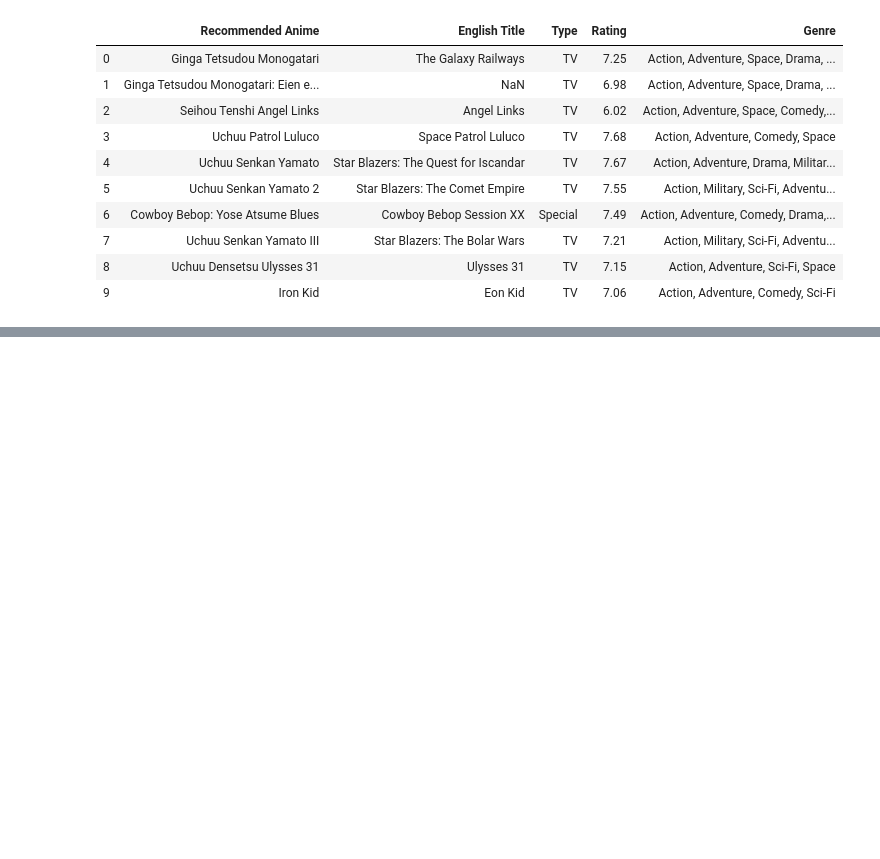
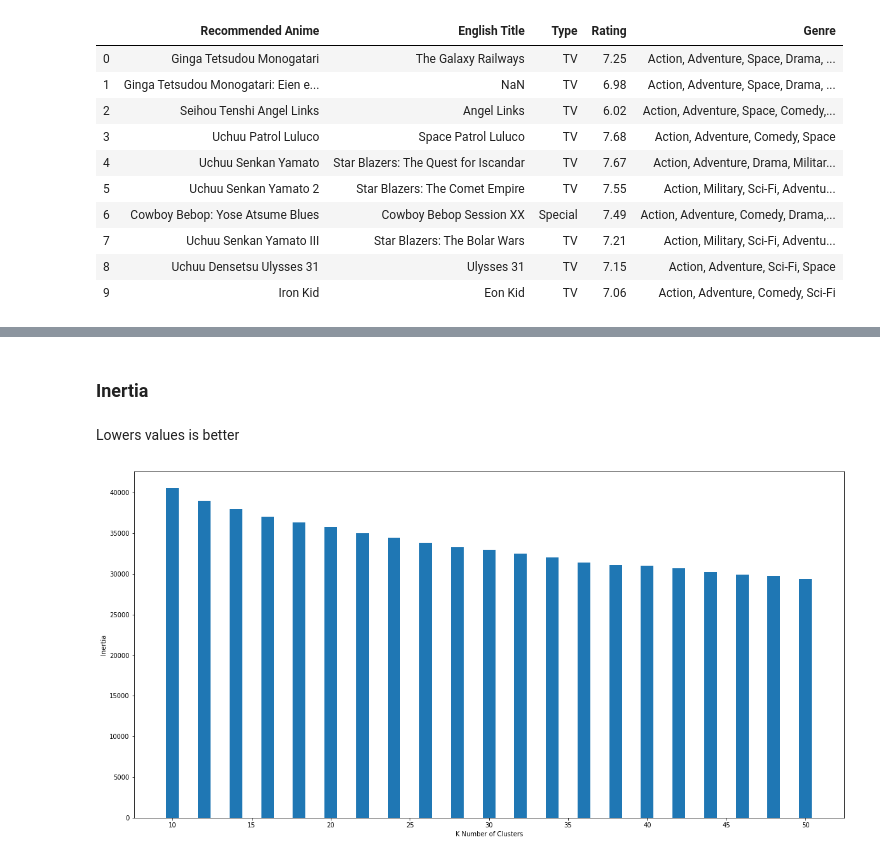
Before and after one commit to FHShubho/Anime_Recommender, a Jupyter notebook: Anime Recommender.ipynb, the cells around one changed output, grey strips where cells are left out. Saved outputs shown, nothing was run; the diff lists cells and outputs as text; code cells hidden in the pictures; blank space fills up the shorter version.

```diff
--- a/Anime Recommender.ipynb
+++ b/Anime Recommender.ipynb
@@ -1125,0 +776,21 @@ knnCHscore.append(metrics.calinski_harabasz_score(test1, labels5))
+# %%
+#combining evaluation scores in a dataframe
+clu = range(10,51,2)
+dict1 = { 'Cluster Number': clu, 'Inertia': SSE, 'Silhouette Coefficient': kmeSscore, 'Calinski-Harabasz Index': kmeanCHscore, 'Davies-Bouldin': kmeanDBscore}
+score = pd.DataFrame(dict1)
+score.to_csv(r'D:\NSU\11th Semester\CSE445 - AZK\Project\score.csv', index=False, mode='w')
+# %% [markdown]
+### Inertia
+# %% [markdown]
+Lowers values is better
+# %%
+fig = plt.figure(figsize = (20, 10))
+
+# creating the bar plot
+plt.bar(score['Cluster Number'],score['Inertia'])
+
+plt.xlabel("K Number of Clusters")
+plt.ylabel("Inertia")
+plt.show()
+# %% [output]
+[figure, added]
```
Also changed, not shown: parts of 156 cells of this notebook.
